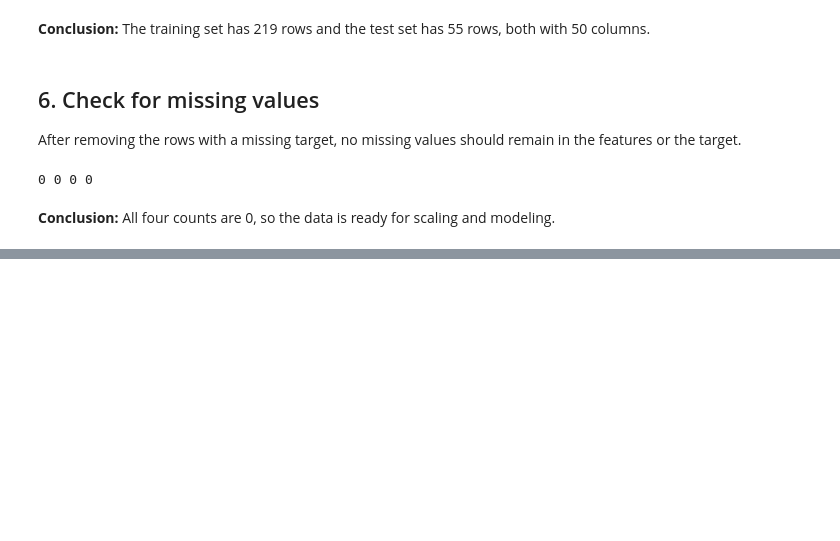
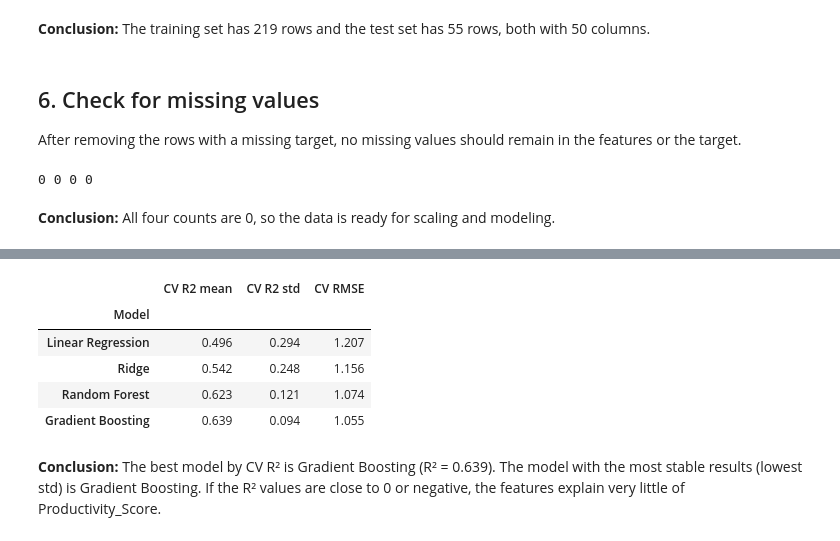
Before and after one commit to Mona1AlShmammari/Al_usage, a Jupyter notebook: Notebooks/02_Modeling_and_Preprocessing.ipynb, the cells around one changed output, grey strips where cells are left out. Saved outputs shown, nothing was run; the diff lists cells and outputs as text; code cells hidden in the pictures; blank space fills up the shorter version.

```diff
--- a/Notebooks/02_Modeling_and_Preprocessing.ipynb
+++ b/Notebooks/02_Modeling_and_Preprocessing.ipynb
@@ -155,0 +168,12 @@ print(X_train.isnull().sum().sum(), X_test.isnull().sum().sum(), y_train.isnull(
+# %%
+num_cols = ["Age", "Monthly_Income", "AI_Usage_Hours_Per_Day", "Monthly_AI_Cost",
+ "Accuracy_Rating", "Satisfaction_Score", "Time_Saved_Hours_Per_Week",  "Work_or_Study_Hours_Per_Day"]
+
+X_train = X_train.astype(float)
+X_test = X_test.astype(float)
+
+scaler = StandardScaler()
+X_train[num_cols] = scaler.fit_transform(X_train[num_cols])
+X_test[num_cols] = scaler.transform(X_test[num_cols])
+
+print(X_train[num_cols].describe().loc[["mean", "std"]].round(2))
@@ -155,0 +201,11 @@ print(X_train.isnull().sum().sum(), X_test.isnull().sum().sum(), y_train.isnull(
+# %%
+models = {
+    "Linear Regression": LinearRegression(),
+    "Ridge": Ridge(),
+    "Random Forest": RandomForestRegressor(random_state=42),
+    "Gradient Boosting": GradientBoostingRegressor(random_state=42),
+}
+
+for name, model in models.items():
+    model.fit(X_train, y_train)
+    print(name, "- R2 on training data:", round(model.score(X_train, y_train), 3))
@@ -155,0 +222,21 @@ print(X_train.isnull().sum().sum(), X_test.isnull().sum().sum(), y_train.isnull(
+# %%
+cv = KFold(n_splits=5, shuffle=True, random_state=42)
+
+rows = []
+for name, model in models.items():
+    r2 = cross_val_score(model, X_train, y_train, cv=cv, scoring="r2")
+    rmse = -cross_val_score(model, X_train, y_train, cv=cv, scoring="neg_root_mean_squared_error")
+    rows.append({"Model": name, "CV R2 mean": r2.mean(),
+ "CV R2 std": r2.std(), "CV RMSE": rmse.mean()})
+
+cv_results = pd.DataFrame(rows).set_index("Model").round(3)
+cv_results
+# %% [output]
+|  | CV R2 mean | CV R2 std | CV RMSE |
+| Model |  |  |  |
+| Linear Regression | 0.496 | 0.294 | 1.207 |
+| Ridge | 0.542 | 0.248 | 1.156 |
+| Random Forest | 0.623 | 0.121 | 1.074 |
+| Gradient Boosting | 0.639 | 0.094 | 1.055 |
+# %% [markdown]
+**Conclusion:** The best model by CV R² is Gradient Boosting (R² = 0.639). The model with the most stable results (lowest std) is Gradient Boosting. If the R² values are close to 0 or negative, the features explain very little of Productivity_Score.
```
Also changed, not shown: parts of 22 cells of this notebook, 8 other files.
